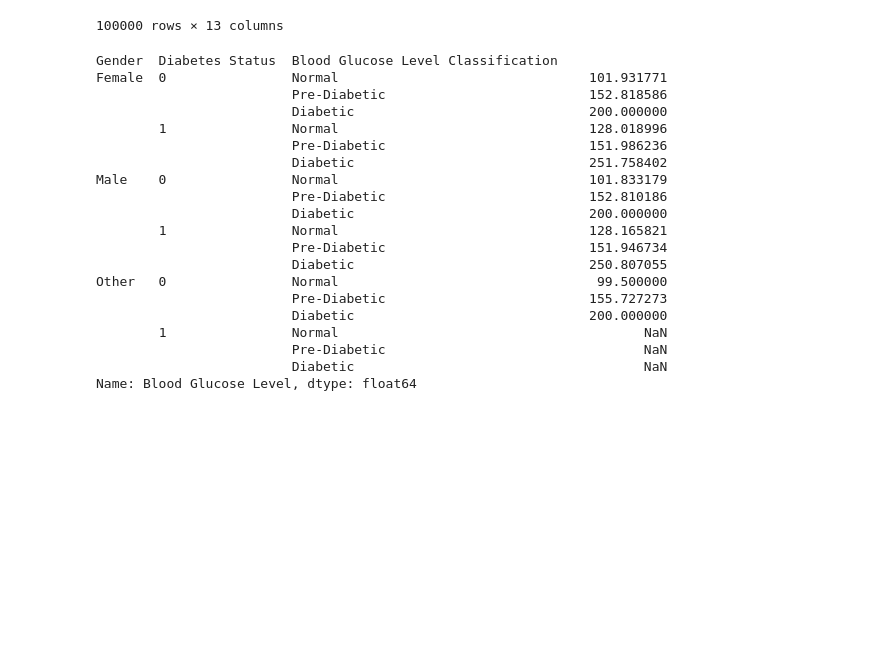
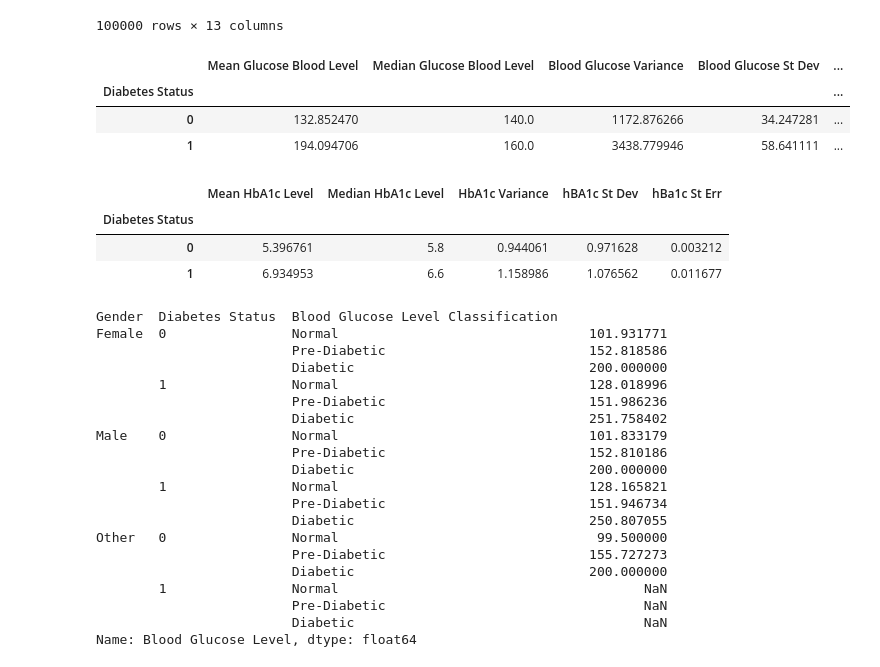
Before and after one commit to 10H-K/Diabetes_Data_Exploration, a Jupyter notebook: HbA1C_Glucose_and_Diabetes.ipynb, the cells around one changed output. Drawn from its saved outputs; the diff is of its cells as text; code cells hidden in the pictures; blank space fills up the shorter version.

Commit message:
added summary statistics for blood glucose and hba1c

```diff
--- a/HbA1C_Glucose_and_Diabetes.ipynb
+++ b/HbA1C_Glucose_and_Diabetes.ipynb
@@ -156,6 +156,48 @@ diabetes_data
 | 99998 | Female | 24.0 | 0 | 0 | Never | 35.42 | ... |
 | 99999 | Female | 57.0 | 0 | 0 | Current | 22.43 | ... |
 100000 rows × 13 columns
+# %%
+# summary statistics based on diabetes by blood glucose
+mean_glucose = diabetes_data.groupby("Diabetes Status")["Blood Glucose Level"].mean()
+median_glucose = diabetes_data.groupby("Diabetes Status")["Blood Glucose Level"].median()
+var_glucose = diabetes_data.groupby("Diabetes Status")["Blood Glucose Level"].var()
+stdev_glucose = diabetes_data.groupby("Diabetes Status")["Blood Glucose Level"].std()
+sem_glucose = diabetes_data.groupby("Diabetes Status")["Blood Glucose Level"].sem()
+
+sum_statistics_glucose = pd.DataFrame({
+    "Mean Glucose Blood Level": mean_glucose,
+    "Median Glucose Blood Level": median_glucose,
+    "Blood Glucose Variance": var_glucose,
+    "Blood Glucose St Dev": stdev_glucose,
+    "Blood Glucose St Err": sem_glucose
+})
+sum_statistics_glucose
+# %% [output]
+|  | Mean Glucose Blood Level | Median Glucose Blood Level | Blood Glucose Variance | Blood Glucose St Dev | ... |
+| Diabetes Status |  |  |  |  | ... |
+| 0 | 132.852470 | 140.0 | 1172.876266 | 34.247281 | ... |
+| 1 | 194.094706 | 160.0 | 3438.779946 | 58.641111 | ... |
+# %%
+# summary statistics based on diabetes by hba1c level
+mean_hba1c = diabetes_data.groupby("Diabetes Status")["HbA1c Level"].mean()
+median_hba1c = diabetes_data.groupby("Diabetes Status")["HbA1c Level"].median()
+var_hba1c = diabetes_data.groupby("Diabetes Status")["HbA1c Level"].var()
+stdev_hba1c = diabetes_data.groupby("Diabetes Status")["HbA1c Level"].std()
+sem_hba1c = diabetes_data.groupby("Diabetes Status")["HbA1c Level"].sem()
+
+sum_statistics_hba1c = pd.DataFrame({
+    "Mean HbA1c Level": mean_hba1c,
+    "Median HbA1c Level": median_hba1c,
+    "HbA1c Variance": var_hba1c,
+    "hBA1c St Dev": stdev_hba1c,
+    "hBa1c St Err": sem_hba1c
+})
+sum_statistics_hba1c
+# %% [output]
+|  | Mean HbA1c Level | Median HbA1c Level | HbA1c Variance | hBA1c St Dev | hBa1c St Err |
+| Diabetes Status |  |  |  |  |  |
+| 0 | 5.396761 | 5.8 | 0.944061 | 0.971628 | 0.003212 |
+| 1 | 6.934953 | 6.6 | 1.158986 | 1.076562 | 0.011677 |
 # %%
 gender_groupby = diabetes_data.groupby(["Gender", "Diabetes Status", "Blood Glucose Level Classification"])["Blood Glucose Level"].mean()
 gender_groupby
```
Also changed, not shown: parts of 5 cells of this notebook.
